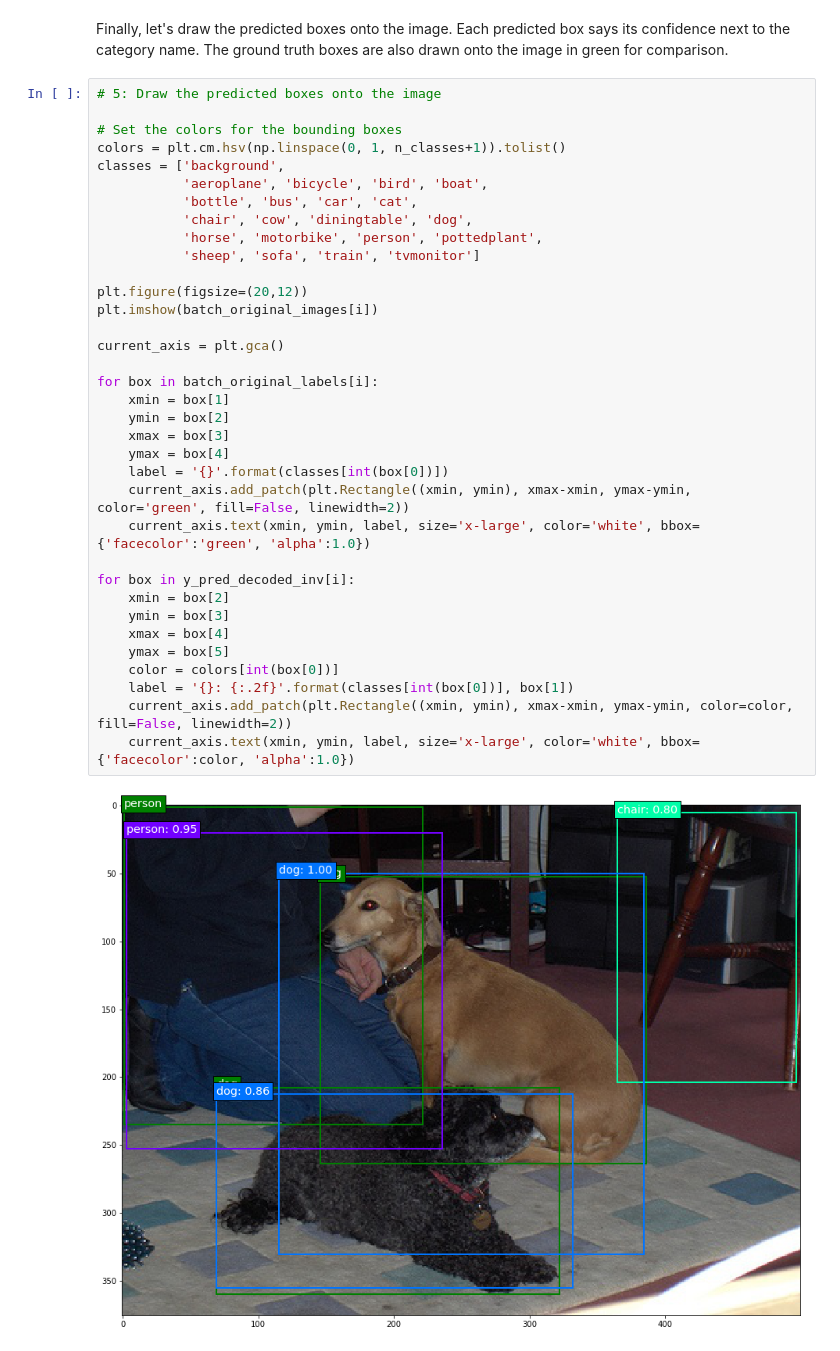
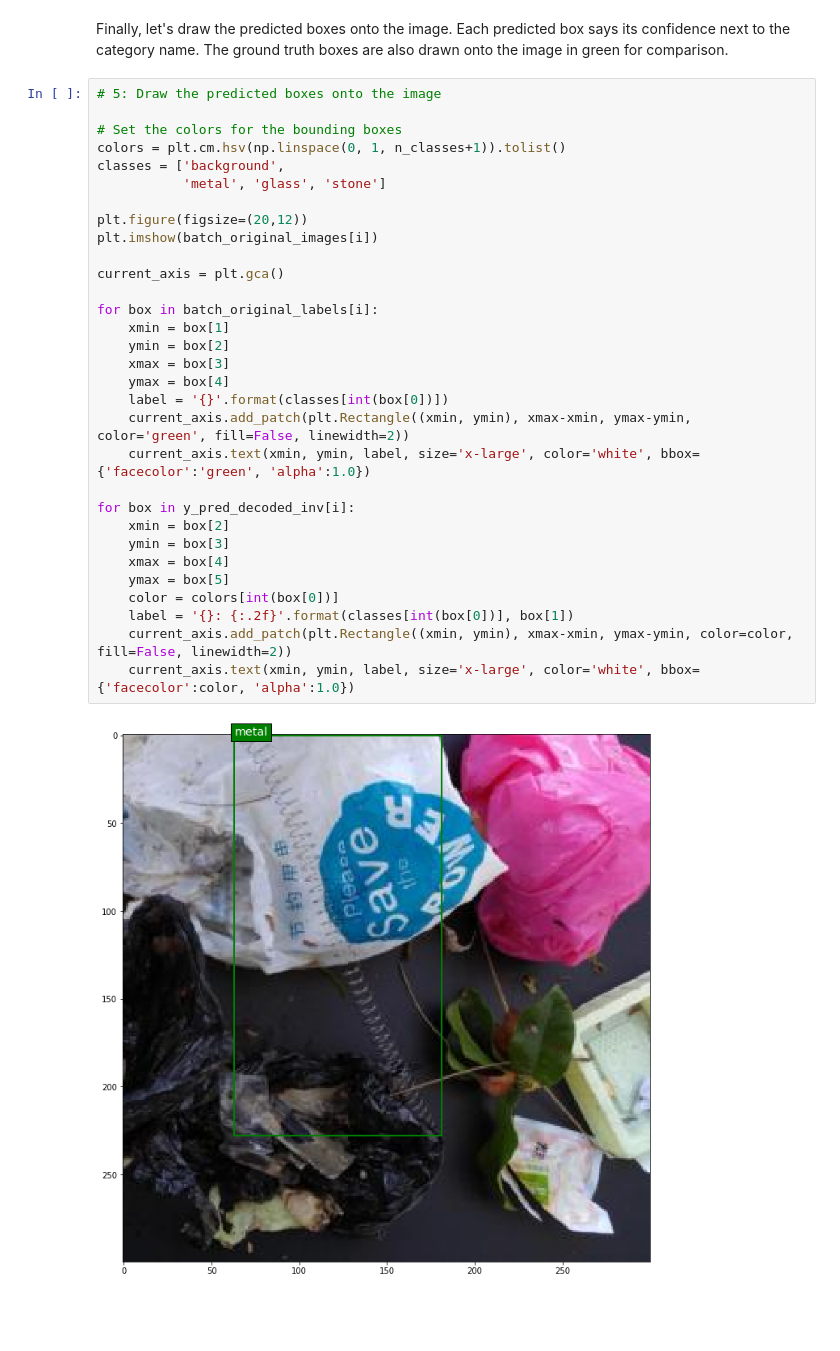
Before and after one commit to ahshale/ssd_keras-1, a Jupyter notebook: ssd300_training.ipynb, the cells around one changed output. Cells and saved outputs as stored; diff of their text form; blank space fills up the shorter version.

Commit message:
train ssd300

```diff
--- a/ssd300_training.ipynb
+++ b/ssd300_training.ipynb
@@ -526,36 +521,32 @@ Finally, let's draw the predicted boxes onto the image. Each predicted box says
 # 5: Draw the predicted boxes onto the image
 
 # Set the colors for the bounding boxes
 colors = plt.cm.hsv(np.linspace(0, 1, n_classes+1)).tolist()
 classes = ['background',
-           'aeroplane', 'bicycle', 'bird', 'boat',
-           'bottle', 'bus', 'car', 'cat',
-           'chair', 'cow', 'diningtable', 'dog',
-           'horse', 'motorbike', 'person', 'pottedplant',
-           'sheep', 'sofa', 'train', 'tvmonitor']
+           'metal', 'glass', 'stone']
 
 plt.figure(figsize=(20,12))
 plt.imshow(batch_original_images[i])
 
 current_axis = plt.gca()
 
 for box in batch_original_labels[i]:
     xmin = box[1]
     ymin = box[2]
     xmax = box[3]
     ymax = box[4]
     label = '{}'.format(classes[int(box[0])])
     current_axis.add_patch(plt.Rectangle((xmin, ymin), xmax-xmin, ymax-ymin, color='green', fill=False, linewidth=2))
     current_axis.text(xmin, ymin, label, size='x-large', color='white', bbox={'facecolor':'green', 'alpha':1.0})
 
 for box in y_pred_decoded_inv[i]:
     xmin = box[2]
     ymin = box[3]
     xmax = box[4]
     ymax = box[5]
     color = colors[int(box[0])]
     label = '{}: {:.2f}'.format(classes[int(box[0])], box[1])
     current_axis.add_patch(plt.Rectangle((xmin, ymin), xmax-xmin, ymax-ymin, color=color, fill=False, linewidth=2))
     current_axis.text(xmin, ymin, label, size='x-large', color='white', bbox={'facecolor':color, 'alpha':1.0})
 # %% [output]
-[figure, old version]
+[figure, new version]
```
Also changed, not shown: parts of 3 cells of this notebook, 2 other files.
